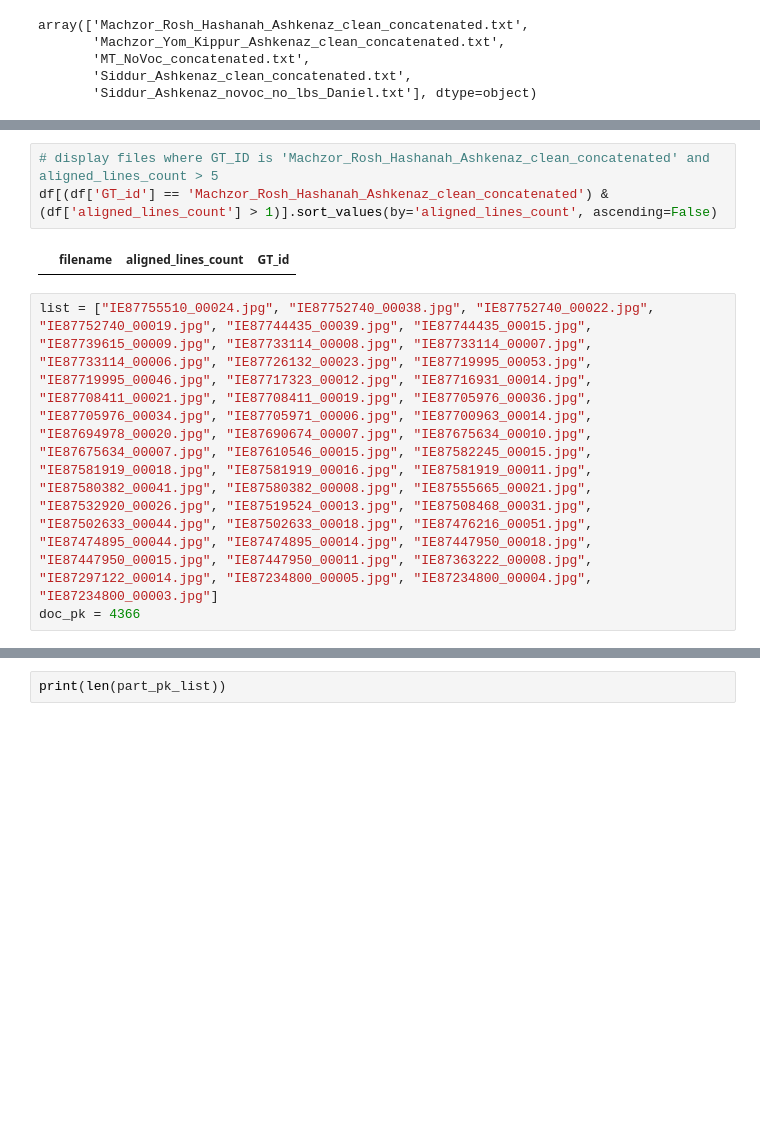
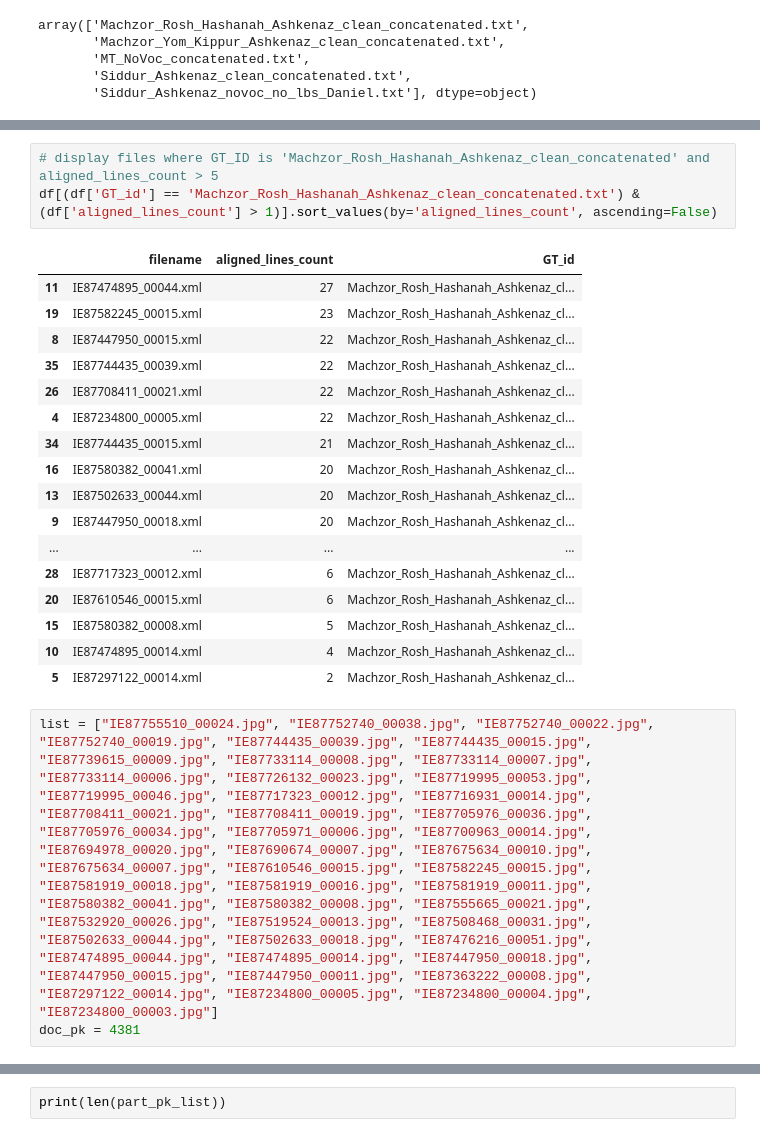
Before and after one commit to Freymat/from_eScriptorium_to_Passim_and_back, a Jupyter notebook: 3_importing_passim_results_in_eSc.ipynb, the cells around one changed output, grey strips where cells are left out. Saved outputs shown, nothing was run; the diff lists cells and outputs as text; blank space fills up the shorter version.

```diff
--- a/3_importing_passim_results_in_eSc.ipynb
+++ b/3_importing_passim_results_in_eSc.ipynb
@@ -612,11 +453,27 @@ https://msia.escriptorium.fr/document/4368/part/None/edit
 # %%
 # display files where GT_ID is 'Machzor_Rosh_Hashanah_Ashkenaz_clean_concatenated' and aligned_lines_count > 5
-df[(df['GT_id'] == 'Machzor_Rosh_Hashanah_Ashkenaz_clean_concatenated') & (df['aligned_lines_count'] > 1)].sort_values(by='aligned_lines_count', ascending=False)
+df[(df['GT_id'] == 'Machzor_Rosh_Hashanah_Ashkenaz_clean_concatenated.txt') & (df['aligned_lines_count'] > 1)].sort_values(by='aligned_lines_count', ascending=False)
 # %% [output]
 |  | filename | aligned_lines_count | GT_id |
+| 11 | IE87474895_00044.xml | 27 | Machzor_Rosh_Hashanah_Ashkenaz_cl... |
+| 19 | IE87582245_00015.xml | 23 | Machzor_Rosh_Hashanah_Ashkenaz_cl... |
+| 8 | IE87447950_00015.xml | 22 | Machzor_Rosh_Hashanah_Ashkenaz_cl... |
+| 35 | IE87744435_00039.xml | 22 | Machzor_Rosh_Hashanah_Ashkenaz_cl... |
+| 26 | IE87708411_00021.xml | 22 | Machzor_Rosh_Hashanah_Ashkenaz_cl... |
+| 4 | IE87234800_00005.xml | 22 | Machzor_Rosh_Hashanah_Ashkenaz_cl... |
+| 34 | IE87744435_00015.xml | 21 | Machzor_Rosh_Hashanah_Ashkenaz_cl... |
+| 16 | IE87580382_00041.xml | 20 | Machzor_Rosh_Hashanah_Ashkenaz_cl... |
+| 13 | IE87502633_00044.xml | 20 | Machzor_Rosh_Hashanah_Ashkenaz_cl... |
+| 9 | IE87447950_00018.xml | 20 | Machzor_Rosh_Hashanah_Ashkenaz_cl... |
+| ... | ... | ... | ... |
+| 28 | IE87717323_00012.xml | 6 | Machzor_Rosh_Hashanah_Ashkenaz_cl... |
+| 20 | IE87610546_00015.xml | 6 | Machzor_Rosh_Hashanah_Ashkenaz_cl... |
+| 15 | IE87580382_00008.xml | 5 | Machzor_Rosh_Hashanah_Ashkenaz_cl... |
+| 10 | IE87474895_00014.xml | 4 | Machzor_Rosh_Hashanah_Ashkenaz_cl... |
+| 5 | IE87297122_00014.xml | 2 | Machzor_Rosh_Hashanah_Ashkenaz_cl... |
 # %%
 list = ["IE87755510_00024.jpg", "IE87752740_00038.jpg", "IE87752740_00022.jpg", "IE87752740_00019.jpg", "IE87744435_00039.jpg", "IE87744435_00015.jpg", "IE87739615_00009.jpg", "IE87733114_00008.jpg", "IE87733114_00007.jpg", "IE87733114_00006.jpg", "IE87726132_00023.jpg", "IE87719995_00053.jpg", "IE87719995_00046.jpg", "IE87717323_00012.jpg", "IE87716931_00014.jpg", "IE87708411_00021.jpg", "IE87708411_00019.jpg", "IE87705976_00036.jpg", "IE87705976_00034.jpg", "IE87705971_00006.jpg", "IE87700963_00014.jpg", "IE87694978_00020.jpg", "IE87690674_00007.jpg", "IE87675634_00010.jpg", "IE87675634_00007.jpg", "IE87610546_00015.jpg", "IE87582245_00015.jpg", "IE87581919_00018.jpg", "IE87581919_00016.jpg", "IE87581919_00011.jpg", "IE87580382_00041.jpg", "IE87580382_00008.jpg", "IE87555665_00021.jpg", "IE87532920_00026.jpg", "IE87519524_00013.jpg", "IE87508468_00031.jpg", "IE87502633_00044.jpg", "IE87502633_00018.jpg", "IE87476216_00051.jpg", "IE87474895_00044.jpg", "IE87474895_00014.jpg", "IE87447950_00018.jpg", "IE87447950_00015.jpg", "IE87447950_00011.jpg", "IE87363222_00008.jpg", "IE87297122_00014.jpg", "IE87234800_00005.jpg", "IE87234800_00004.jpg", "IE87234800_00003.jpg"]
-doc_pk = 4366
+doc_pk = 4381
 # %%
 all_parts = get_all_parts(doc_pk)
 
```
Also changed, not shown: parts of 15 cells of this notebook, 16 other files.
